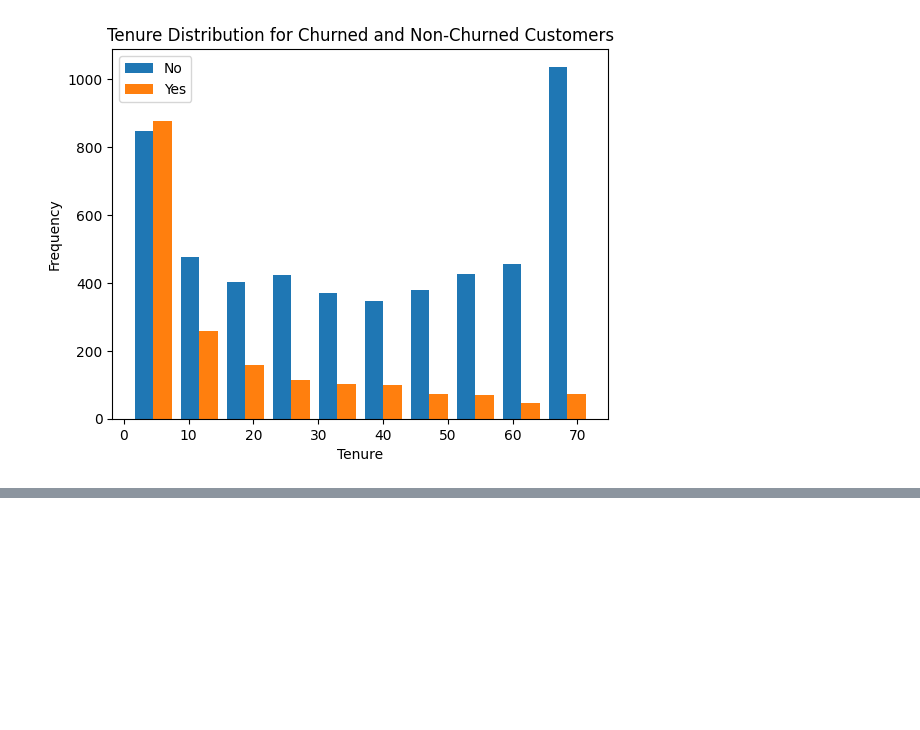
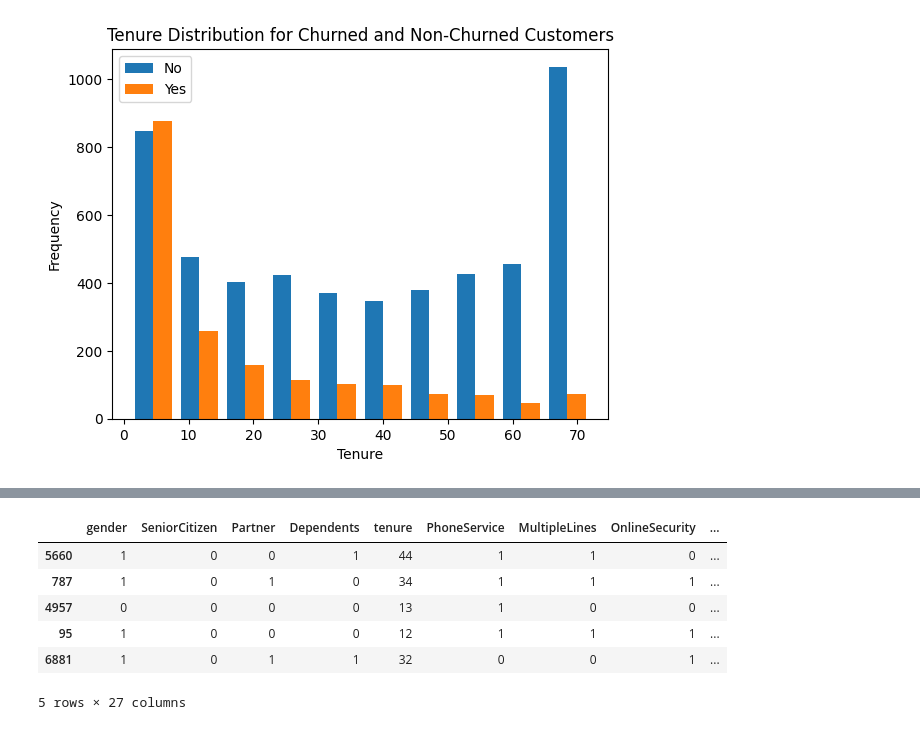
Before and after one commit to narendran-u/churn_prediction, a Jupyter notebook: churn.ipynb, the cells around one changed output, grey strips where cells are left out. Saved outputs shown, nothing was run; the diff lists cells and outputs as text; code cells hidden in the pictures; blank space fills up the shorter version.

```diff
--- a/churn.ipynb
+++ b/churn.ipynb
@@ -84,0 +152,3 @@ print (10)
+# %%
+for col in df1:
+    print(f'{col}: {df1[col].unique()}')
@@ -84,0 +214,10 @@ print (10)
+# %%
+df2.sample(5)
+# %% [output]
+|  | gender | SeniorCitizen | Partner | Dependents | tenure | PhoneService | MultipleLines | OnlineSecurity | ... |
+| 5660 | 1 | 0 | 0 | 1 | 44 | 1 | 1 | 0 | ... |
+| 787 | 1 | 0 | 1 | 0 | 34 | 1 | 1 | 1 | ... |
+| 4957 | 0 | 0 | 0 | 0 | 13 | 1 | 0 | 0 | ... |
+| 95 | 1 | 0 | 0 | 0 | 12 | 1 | 1 | 1 | ... |
+| 6881 | 1 | 0 | 1 | 1 | 32 | 0 | 0 | 1 | ... |
+5 rows × 27 columns
```
Also changed, not shown: parts of 28 cells of this notebook.
